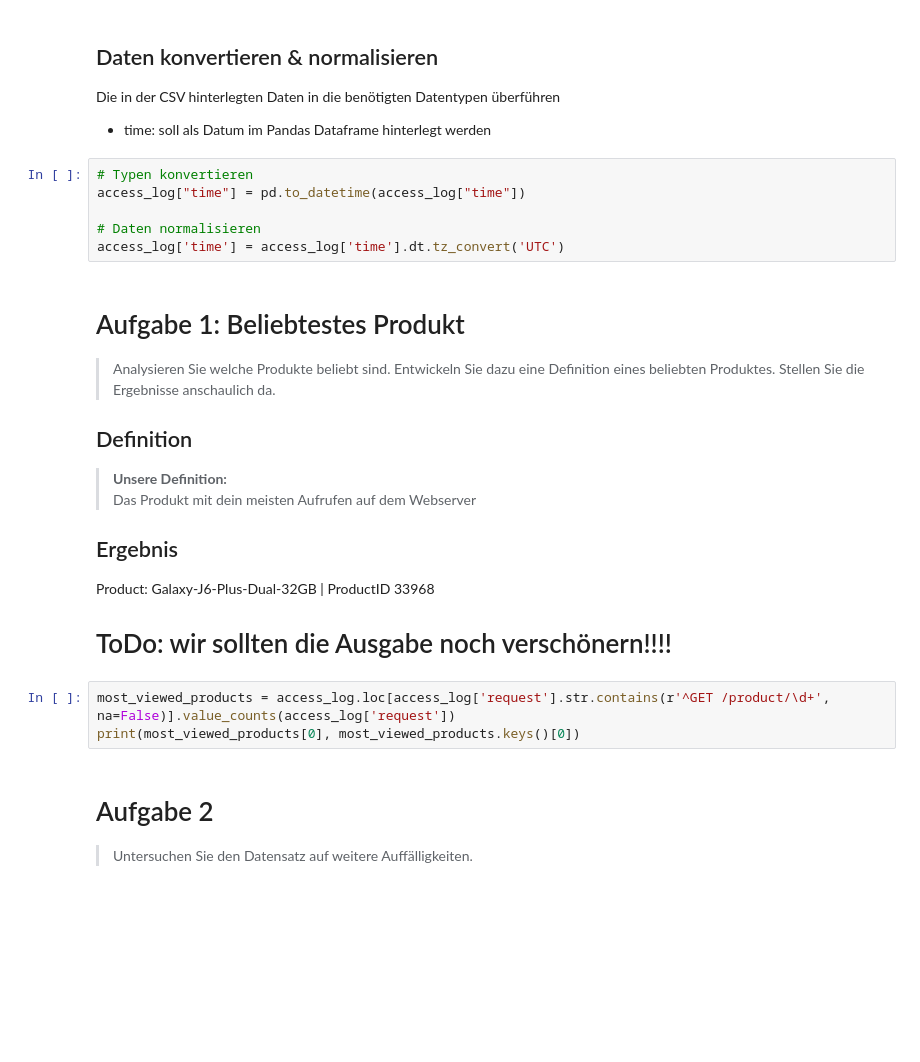
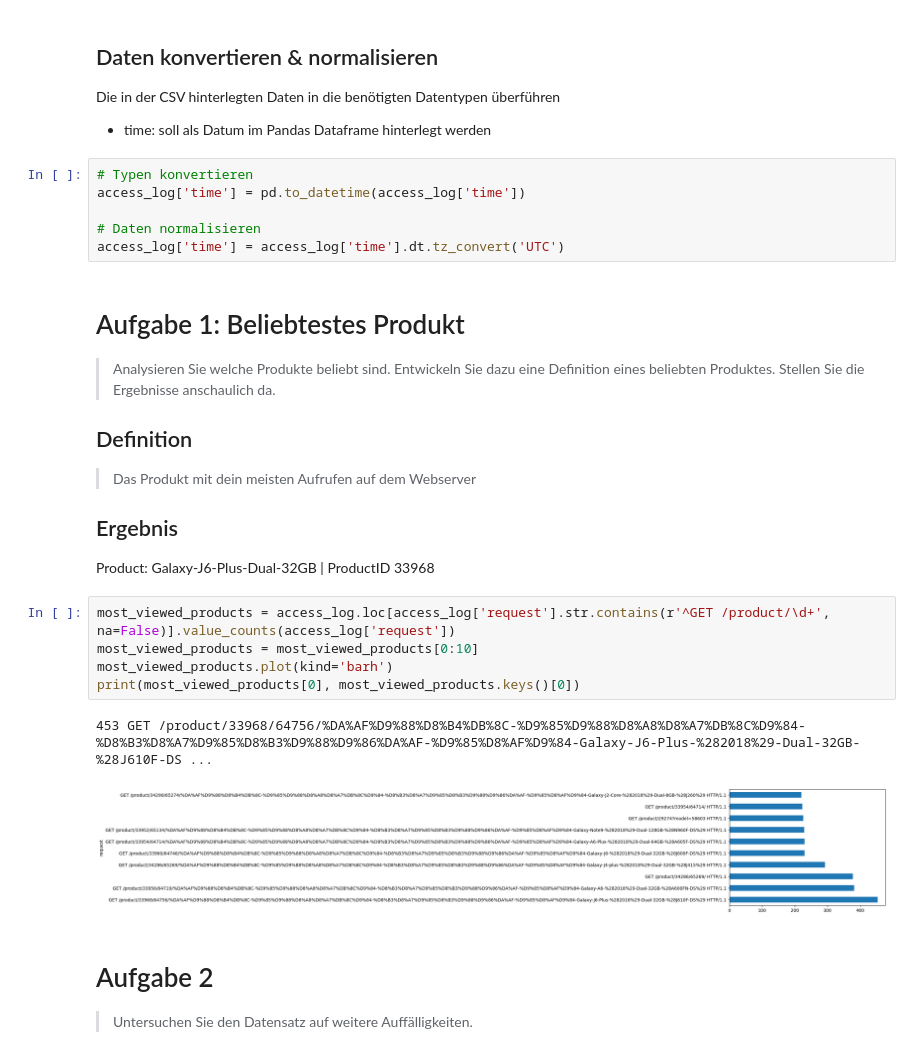
Before and after one commit to Flenz42/HSD-DAW-Pandas-SS23, a Jupyter notebook: project.ipynb, the cells around one changed output. Drawn from its saved outputs; the diff is of its cells as text; blank space fills up the shorter version.

```diff
--- a/project.ipynb
+++ b/project.ipynb
@@ -78,7 +62,7 @@ Die in der CSV hinterlegten Daten in die benötigten Datentypen überführen
 - time: soll als Datum im Pandas Dataframe hinterlegt werden
 # %%
 # Typen konvertieren
-access_log["time"] = pd.to_datetime(access_log["time"])
+access_log['time'] = pd.to_datetime(access_log['time'])
 
 # Daten normalisieren
 access_log['time'] = access_log['time'].dt.tz_convert('UTC')
@@ -89,17 +73,19 @@ access_log['time'] = access_log['time'].dt.tz_convert('UTC')
 
 ## Definition
 
-> **Unsere Definition:**
-  Das Produkt mit dein meisten Aufrufen auf dem Webserver
+> Das Produkt mit dein meisten Aufrufen auf dem Webserver
 
 ## Ergebnis
 
 Product: Galaxy-J6-Plus-Dual-32GB | ProductID 33968
-
-# ToDo: wir sollten die Ausgabe noch verschönern!!!!
 # %%
 most_viewed_products = access_log.loc[access_log['request'].str.contains(r'^GET /product/\d+', na=False)].value_counts(access_log['request'])
+most_viewed_products = most_viewed_products[0:10]
+most_viewed_products.plot(kind='barh')
 print(most_viewed_products[0], most_viewed_products.keys()[0])
+# %% [output]
+453 GET /product/33968/64756/%DA%AF%D9%88%D8%B4%DB%8C-%D9%85%D9%88%D8%A8%D8%A7%DB%8C%D9%84-%D8%B3%D8%A7%D9%85%D8%B3%D9%88%D9%86%DA%AF-%D9%85%D8%AF%D9%84-Galaxy-J6-Plus-%282018%29-Dual-32GB-%28J610F-DS ...
+[figure, added]
 # %% [markdown]
 # Aufgabe 2
 
```
Also changed, not shown: parts of 28 cells of this notebook, 2 other files.
